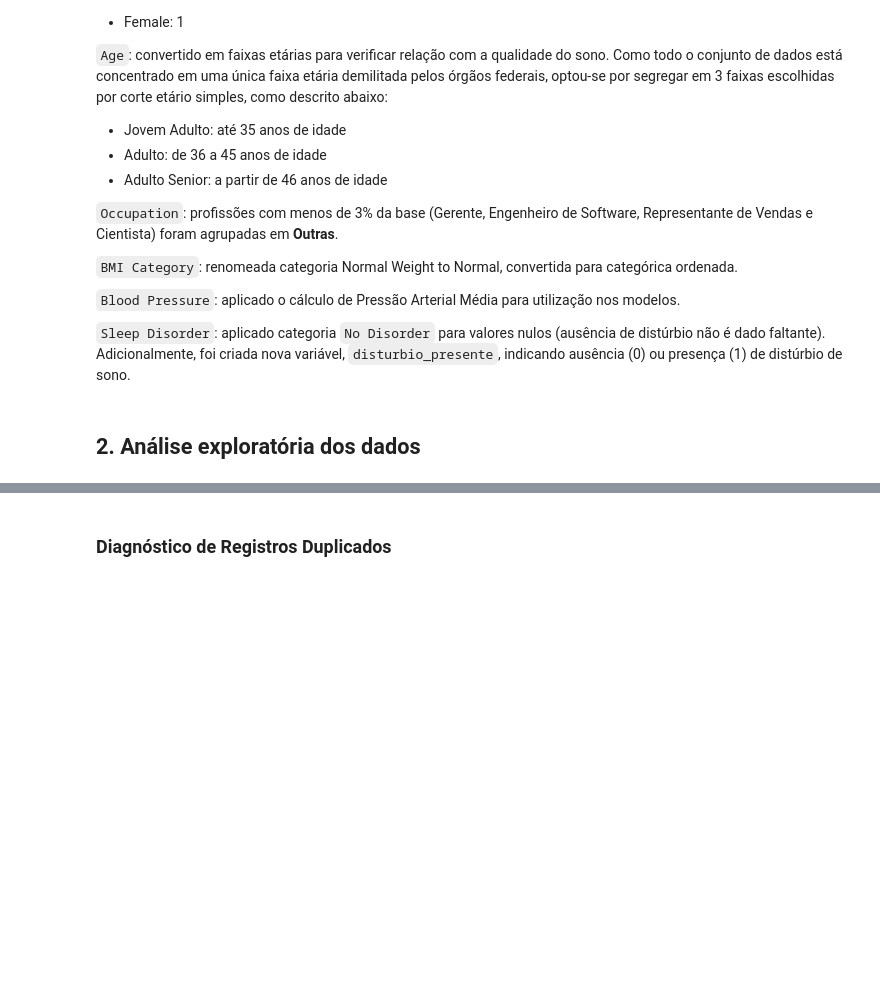
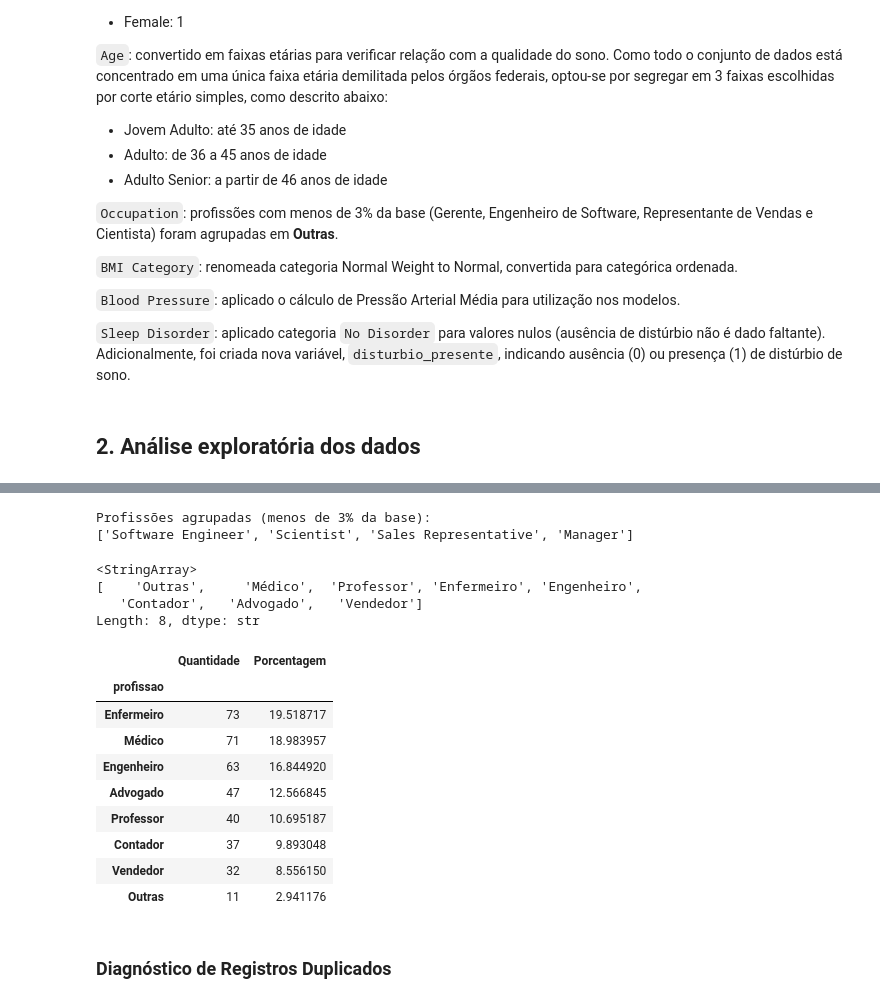
Before and after one commit to Squad-Nina-da-Hora/wmc-projeto-final-lifestyle, a Jupyter notebook: analise.ipynb, the cells around one changed output, grey strips where cells are left out. Saved outputs shown, nothing was run; the diff lists cells and outputs as text; code cells hidden in the pictures; blank space fills up the shorter version.

Commit message:
ajuste do tratamento de profissoes

```diff
--- a/analise.ipynb
+++ b/analise.ipynb
@@ -332,6 +491,6 @@ dados.head(1)
 # %%
 # Traduzindo os valores das variáveis: profissao
-prof_cat_vendas = 'Profissional de vendas'
+
 # Seleciona as profissoes com menos de 3% da base
 profissoes_raras = (occupation_distribution.loc[
     occupation_distribution['Porcentagem'] < 3].index)
@@ -347,19 +506,45 @@ traducao_profissoes = {
   'Accountant': 'Contador',
   'Scientist': 'Cientista',
   'Lawyer': 'Advogado',
-  'Salesperson': prof_cat_vendas,
+  'Salesperson': 'Vendedor',
   'Manager': 'Gerente'
 }
+
 # Atualiza o dicionario com a lista de profissoes para unificacao
 if not profissoes_raras.empty:
   traducao_profissoes.update(dict.fromkeys(profissoes_raras, 'Outras'))
-  traducao_profissoes['Sales Representative'] = prof_cat_vendas
 
 dados['profissao'] = dados['profissao'].replace(traducao_profissoes)
 
 print(f'Profissões agrupadas (menos de 3% da base):\n{profissoes_raras.tolist()}')
+# %% [output]
+Profissões agrupadas (menos de 3% da base):
+['Software Engineer', 'Scientist', 'Sales Representative', 'Manager']
 # %%
 dados['profissao'].unique()
+# %% [output]
+<StringArray>
+[    'Outras',     'Médico',  'Professor', 'Enfermeiro', 'Engenheiro',
+   'Contador',   'Advogado',   'Vendedor']
+Length: 8, dtype: str
+# %%
+profissao_distribution = pd.DataFrame({
+    'Quantidade': dados['profissao'].value_counts(),
+    'Porcentagem': dados['profissao'].value_counts(normalize=True) * 100
+})
+
+profissao_distribution
+# %% [output]
+|  | Quantidade | Porcentagem |
+| profissao |  |  |
+| Enfermeiro | 73 | 19.518717 |
+| Médico | 71 | 18.983957 |
+| Engenheiro | 63 | 16.844920 |
+| Advogado | 47 | 12.566845 |
+| Professor | 40 | 10.695187 |
+| Contador | 37 | 9.893048 |
+| Vendedor | 32 | 8.556150 |
+| Outras | 11 | 2.941176 |
 # %%
 # Traduzindo os valores das variáveis: categoria_imc
 # Convertendo para categorica
```
Also changed, not shown: parts of 29 cells of this notebook.
